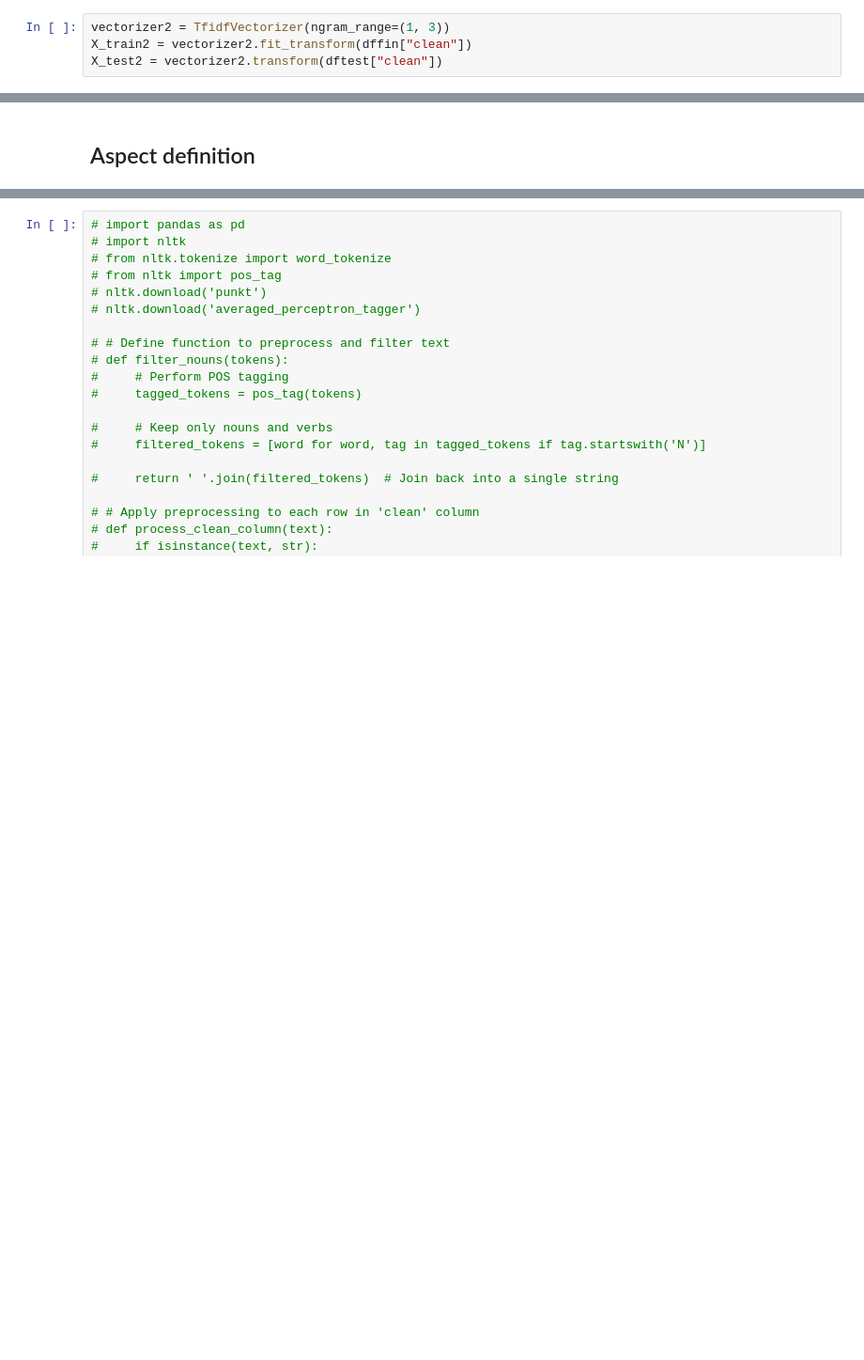
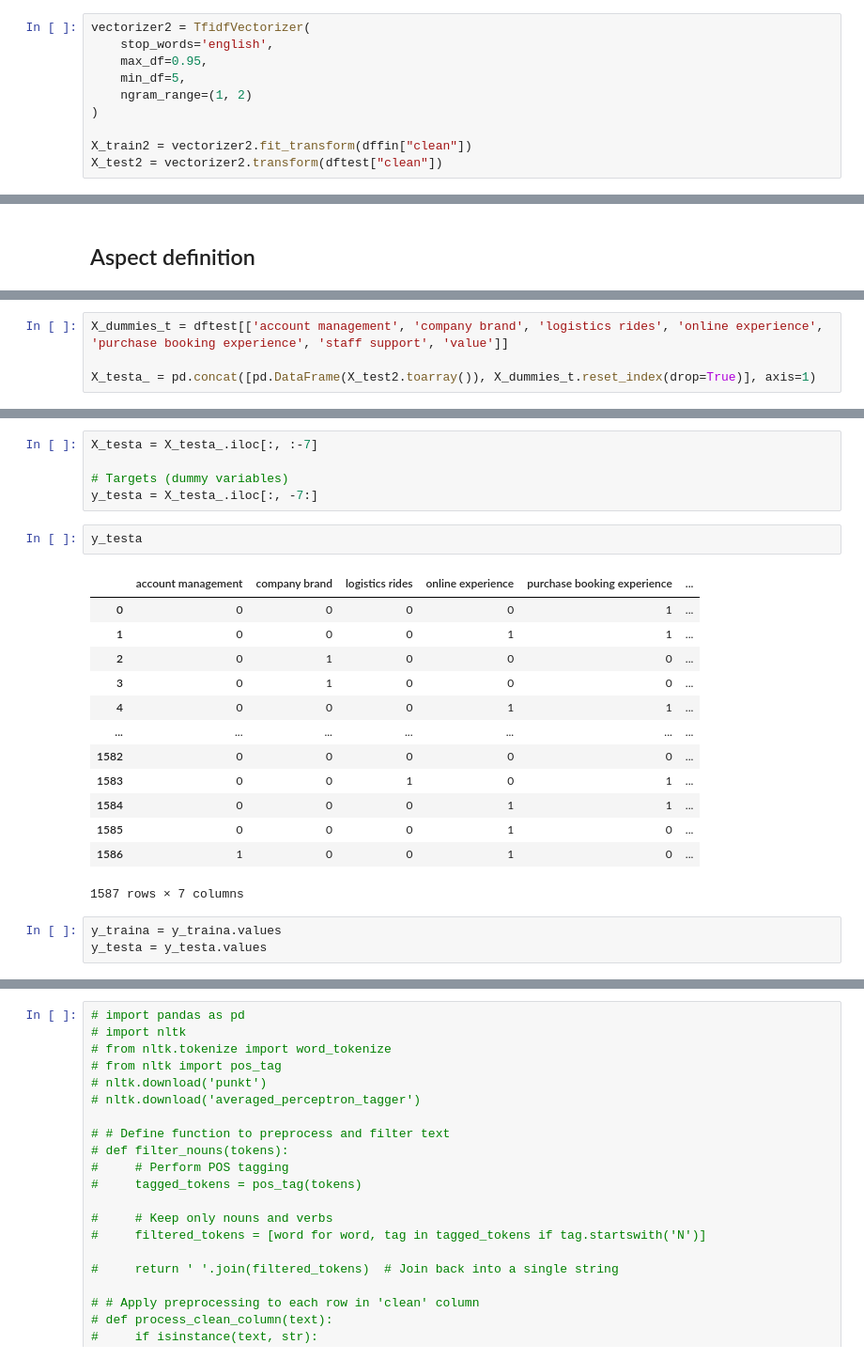
Before and after one commit to arina19-2000/unimi, a Jupyter notebook: ABSA/textsent.ipynb, the cells around one changed output, grey strips where cells are left out. Shown at 94% size. Drawn from its saved outputs; the diff is of its cells as text; blank space fills up the shorter version.

```diff
--- a/ABSA/textsent.ipynb
+++ b/ABSA/textsent.ipynb
@@ -728,7 +887,13 @@ weighted avg       0.90      0.90      0.90      1587
 # %% [markdown]
 ##**Try Ngrams**
 # %%
-vectorizer2 = TfidfVectorizer(ngram_range=(1, 3))
+vectorizer2 = TfidfVectorizer(
+    stop_words='english',
+    max_df=0.95,
+    min_df=5,
+    ngram_range=(1, 2)
+)
+
 X_train2 = vectorizer2.fit_transform(dffin["clean"])
 X_test2 = vectorizer2.transform(dftest["clean"])
 # %%
@@ -756,0 +1026,4 @@ disp.plot(cmap='Blues', values_format='d')
+# %%
+X_dummies_t = dftest[['account management', 'company brand', 'logistics rides', 'online experience', 'purchase booking experience', 'staff support', 'value']]
+
+X_testa_ = pd.concat([pd.DataFrame(X_test2.toarray()), X_dummies_t.reset_index(drop=True)], axis=1)
@@ -756,0 +1040,24 @@ disp.plot(cmap='Blues', values_format='d')
+# %%
+X_testa = X_testa_.iloc[:, :-7]
+
+# Targets (dummy variables)
+y_testa = X_testa_.iloc[:, -7:]
+# %%
+y_testa
+# %% [output]
+|  | account management | company brand | logistics rides | online experience | purchase booking experience | ... |
+| 0 | 0 | 0 | 0 | 0 | 1 | ... |
+| 1 | 0 | 0 | 0 | 1 | 1 | ... |
+| 2 | 0 | 1 | 0 | 0 | 0 | ... |
+| 3 | 0 | 1 | 0 | 0 | 0 | ... |
+| 4 | 0 | 0 | 0 | 1 | 1 | ... |
+| ... | ... | ... | ... | ... | ... | ... |
+| 1582 | 0 | 0 | 0 | 0 | 0 | ... |
+| 1583 | 0 | 0 | 1 | 0 | 1 | ... |
+| 1584 | 0 | 0 | 0 | 1 | 1 | ... |
+| 1585 | 0 | 0 | 0 | 1 | 0 | ... |
+| 1586 | 1 | 0 | 0 | 1 | 0 | ... |
+1587 rows × 7 columns
+# %%
+y_traina = y_traina.values
+y_testa = y_testa.values
```
Also changed, not shown: parts of 42 cells of this notebook.
